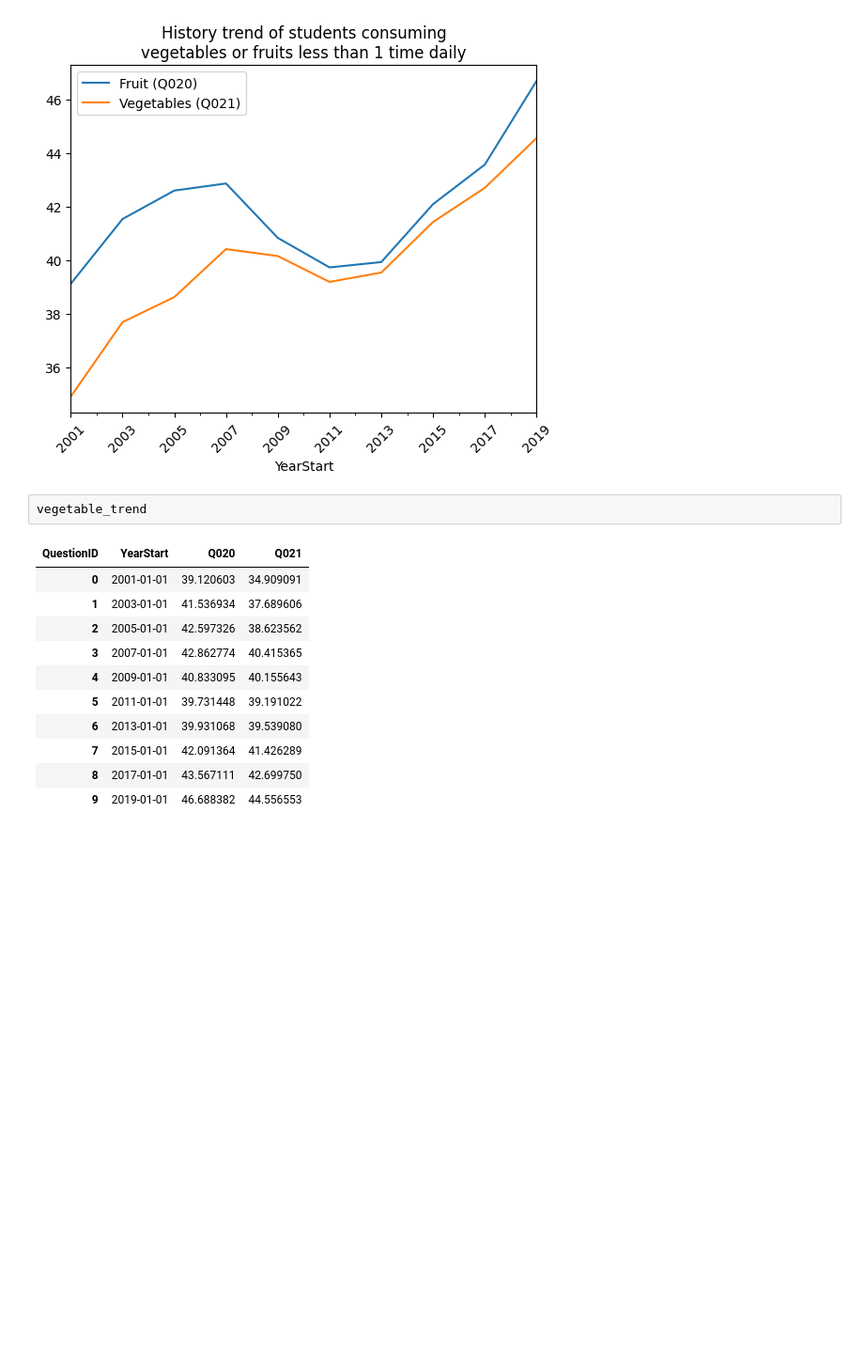
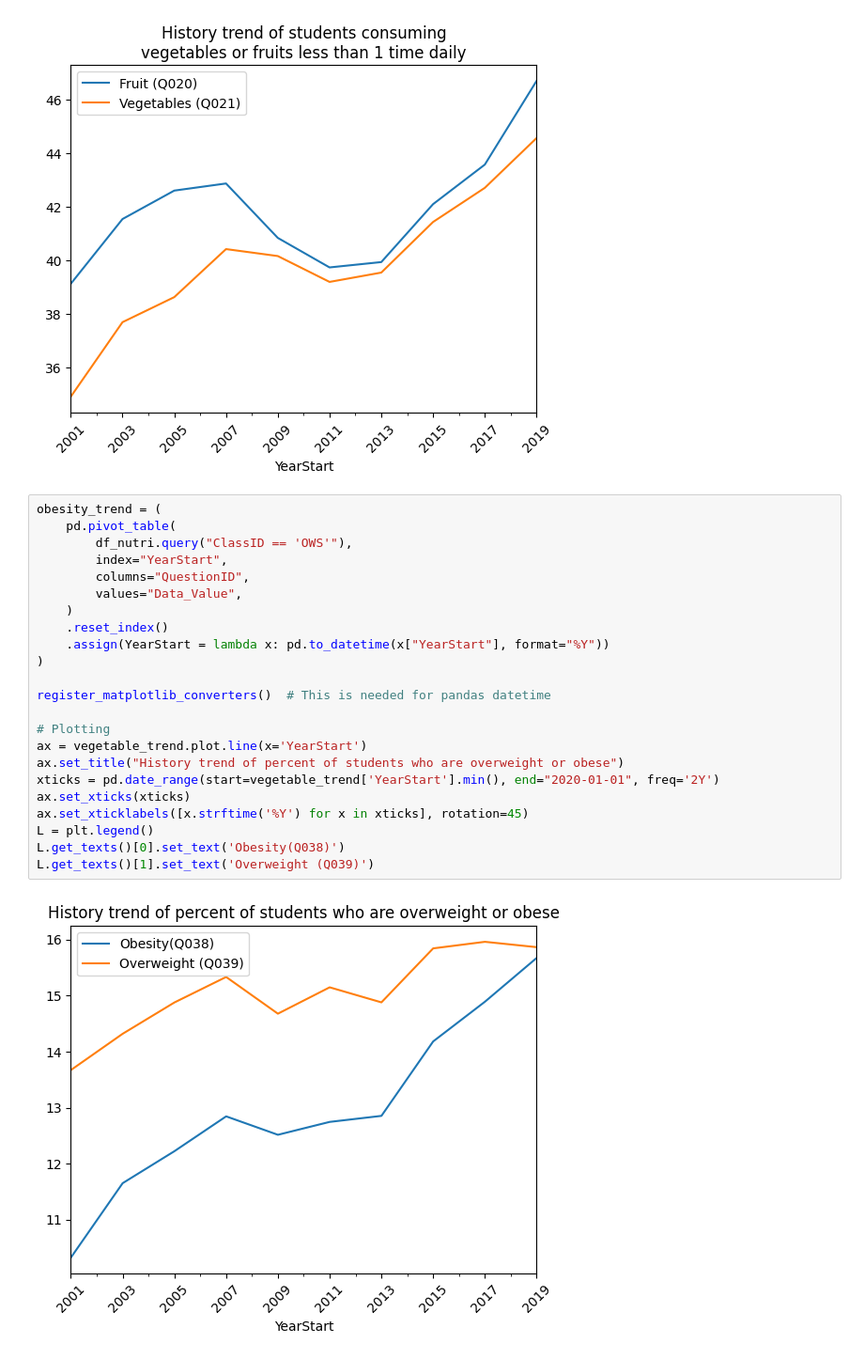
Before and after one commit to Ludougan123234/si618-project, a Jupyter notebook: nb/randy.ipynb, the cells around one changed output. Shown at 94% size. Cells and saved outputs as stored; diff of their text form; blank space fills up the shorter version.

Commit message:
Obesity EDA

```diff
--- a/nb/randy.ipynb
+++ b/nb/randy.ipynb
@@ -120,17 +120,28 @@ L.get_texts()[0].set_text('Fruit (Q020)')
 L.get_texts()[1].set_text('Vegetables (Q021)')
 # %% [output]
 [figure]
-# %%
-vegetable_trend
-# %% [output]
-| QuestionID | YearStart | Q020 | Q021 |
-| 0 | 2001-01-01 | 39.120603 | 34.909091 |
-| 1 | 2003-01-01 | 41.536934 | 37.689606 |
-| 2 | 2005-01-01 | 42.597326 | 38.623562 |
-| 3 | 2007-01-01 | 42.862774 | 40.415365 |
-| 4 | 2009-01-01 | 40.833095 | 40.155643 |
-| 5 | 2011-01-01 | 39.731448 | 39.191022 |
-| 6 | 2013-01-01 | 39.931068 | 39.539080 |
-| 7 | 2015-01-01 | 42.091364 | 41.426289 |
-| 8 | 2017-01-01 | 43.567111 | 42.699750 |
-| 9 | 2019-01-01 | 46.688382 | 44.556553 |
+# %%
+obesity_trend = (
+    pd.pivot_table(
+        df_nutri.query("ClassID == 'OWS'"),
+        index="YearStart",
+        columns="QuestionID",
+        values="Data_Value",
+    )
+    .reset_index()
+    .assign(YearStart = lambda x: pd.to_datetime(x["YearStart"], format="%Y"))
+)
+
+register_matplotlib_converters()  # This is needed for pandas datetime
+
+# Plotting
+ax = vegetable_trend.plot.line(x='YearStart')
+ax.set_title("History trend of percent of students who are overweight or obese")
+xticks = pd.date_range(start=vegetable_trend['YearStart'].min(), end="2020-01-01", freq='2Y')
+ax.set_xticks(xticks)
+ax.set_xticklabels([x.strftime('%Y') for x in xticks], rotation=45)
+L = plt.legend()
+L.get_texts()[0].set_text('Obesity(Q038)')
+L.get_texts()[1].set_text('Overweight (Q039)')
+# %% [output]
+[figure, added]
```
